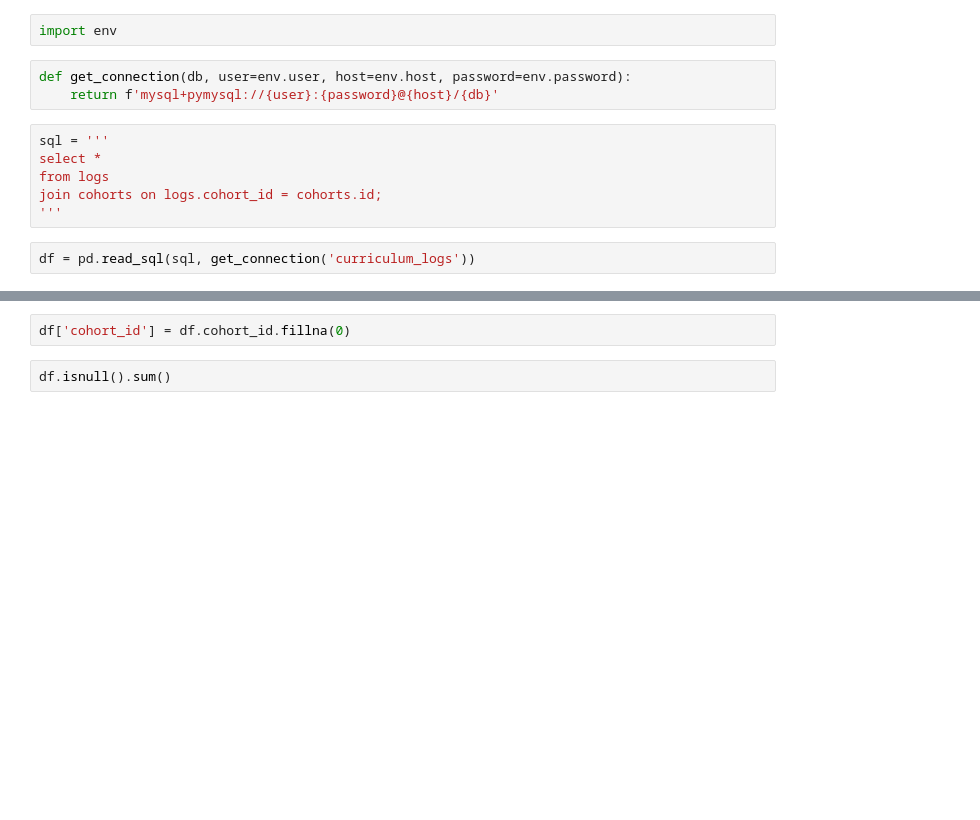
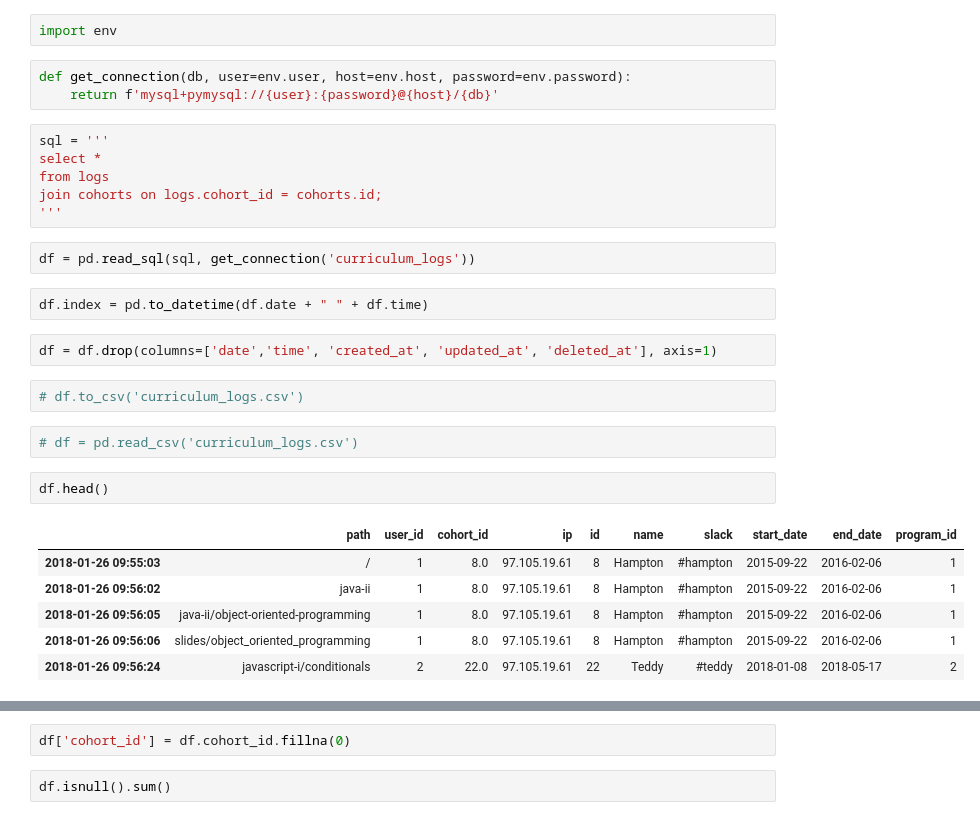
Before and after one commit to johngrinstead/anomaly-detection-exercises, a Jupyter notebook: time_series_anomaly.ipynb, the cells around one changed output, grey strips where cells are left out. Drawn from its saved outputs; the diff is of its cells as text; blank space fills up the shorter version.

```diff
--- a/time_series_anomaly.ipynb
+++ b/time_series_anomaly.ipynb
@@ -25,6 +25,23 @@ join cohorts on logs.cohort_id = cohorts.id;
 '''
 # %%
 df = pd.read_sql(sql, get_connection('curriculum_logs'))
+# %%
+df.index = pd.to_datetime(df.date + " " + df.time)
+# %%
+df = df.drop(columns=['date','time', 'created_at', 'updated_at', 'deleted_at'], axis=1)
+# %%
+# df.to_csv('curriculum_logs.csv')
+# %%
+# df = pd.read_csv('curriculum_logs.csv')
+# %%
+df.head()
+# %% [output]
+|  | path | user_id | cohort_id | ip | id | name | slack | start_date | end_date | program_id |
+| 2018-01-26 09:55:03 | / | 1 | 8.0 | 97.105.19.61 | 8 | Hampton | #hampton | 2015-09-22 | 2016-02-06 | 1 |
+| 2018-01-26 09:56:02 | java-ii | 1 | 8.0 | 97.105.19.61 | 8 | Hampton | #hampton | 2015-09-22 | 2016-02-06 | 1 |
+| 2018-01-26 09:56:05 | java-ii/object-oriented-programming | 1 | 8.0 | 97.105.19.61 | 8 | Hampton | #hampton | 2015-09-22 | 2016-02-06 | 1 |
+| 2018-01-26 09:56:06 | slides/object_oriented_programming | 1 | 8.0 | 97.105.19.61 | 8 | Hampton | #hampton | 2015-09-22 | 2016-02-06 | 1 |
+| 2018-01-26 09:56:24 | javascript-i/conditionals | 2 | 22.0 | 97.105.19.61 | 22 | Teddy | #teddy | 2018-01-08 | 2018-05-17 | 2 |
 # %%
 df.head(10)
 # %% [output]
```
Also changed, not shown: parts of 15 cells of this notebook, 3 other files.
